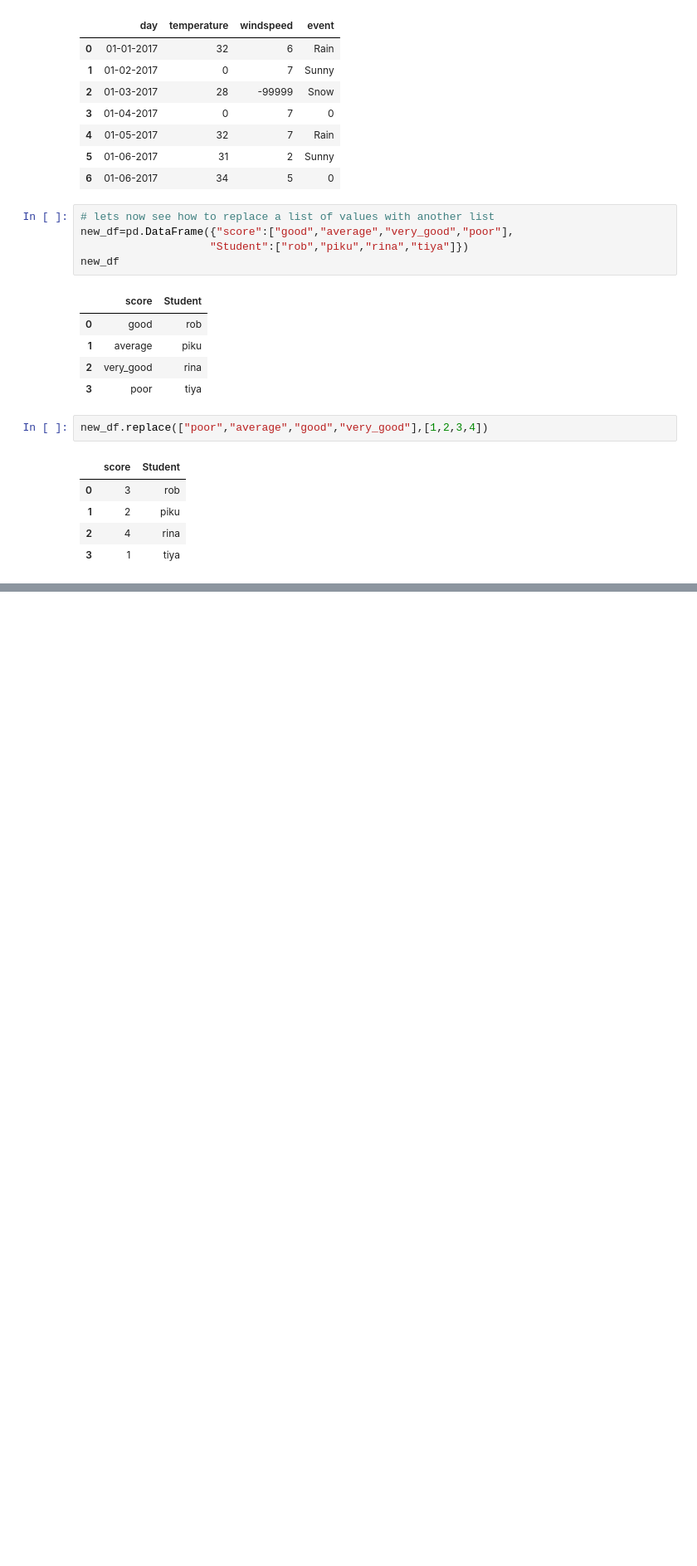
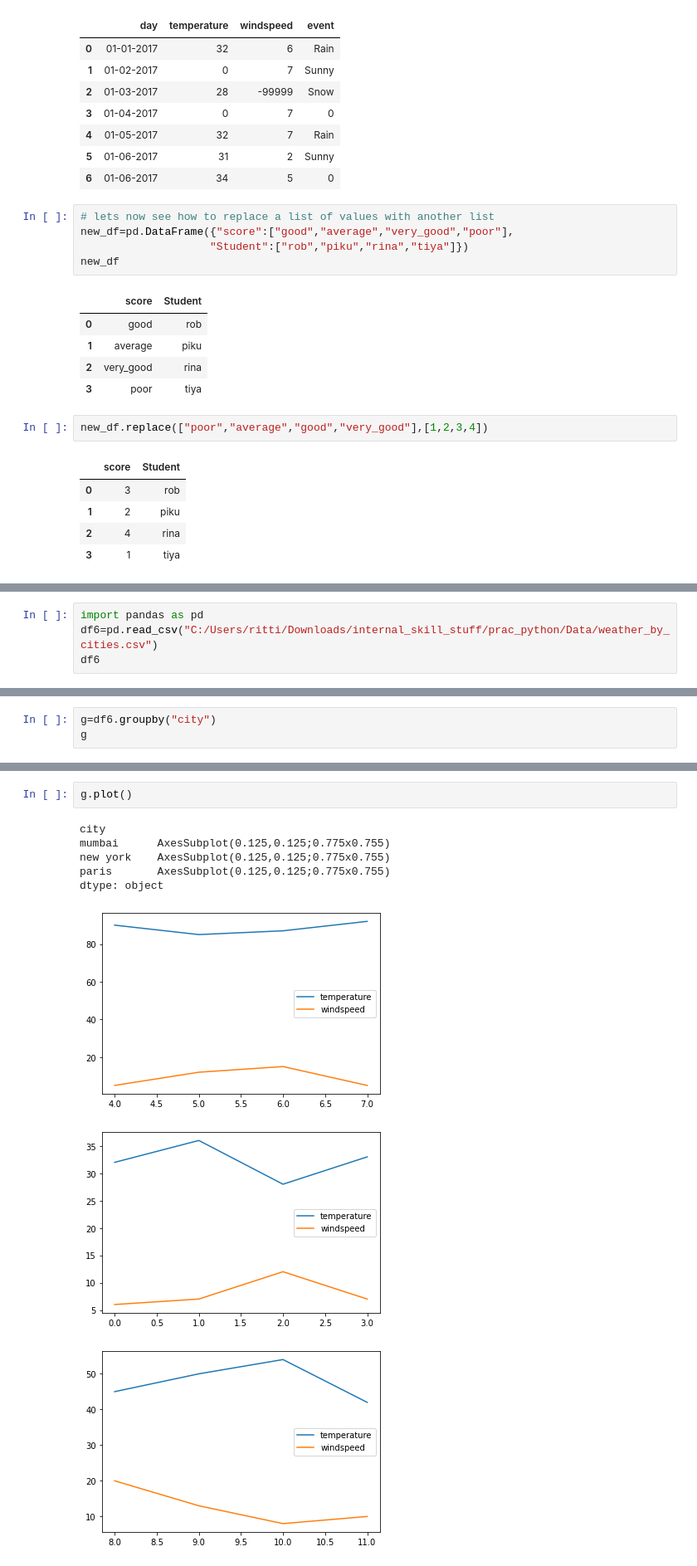
Before and after one commit to forittik/pandas_practice, a Jupyter notebook: pandas_practice.ipynb, the cells around one changed output, grey strips where cells are left out. Shown at 83% size. Cells and saved outputs as stored; diff of their text form; blank space fills up the shorter version.

```diff
--- a/pandas_practice.ipynb
+++ b/pandas_practice.ipynb
@@ -833,0 +844,4 @@ new_df.replace(["poor","average","good","very_good"],[1,2,3,4])
+# %%
+import pandas as pd
+df6=pd.read_csv("C:/Users/ritti/Downloads/internal_skill_stuff/prac_python/Data/weather_by_cities.csv")
+df6
@@ -833,0 +864,3 @@ new_df.replace(["poor","average","good","very_good"],[1,2,3,4])
+# %%
+g=df6.groupby("city")
+g
@@ -833,0 +933,11 @@ new_df.replace(["poor","average","good","very_good"],[1,2,3,4])
+# %%
+g.plot()
+# %% [output]
+city
+mumbai      AxesSubplot(0.125,0.125;0.775x0.755)
+new york    AxesSubplot(0.125,0.125;0.775x0.755)
+paris       AxesSubplot(0.125,0.125;0.775x0.755)
+dtype: object
+[figure, added]
+[figure, added]
+[figure, added]
```
Also changed, not shown: parts of 88 cells of this notebook.
